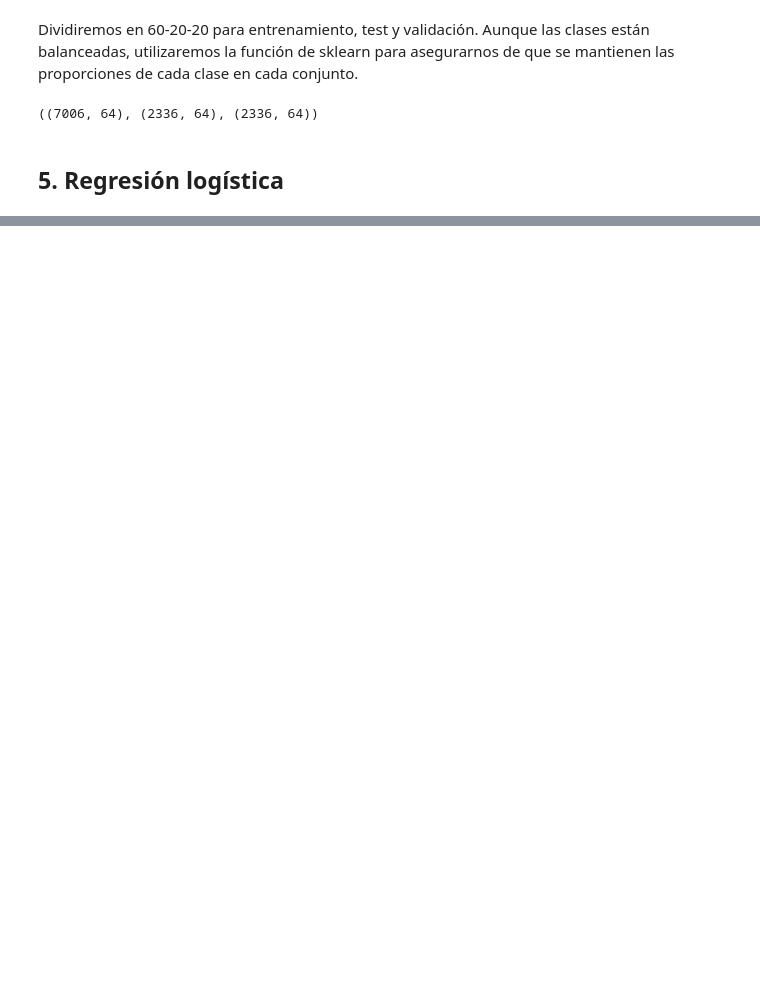
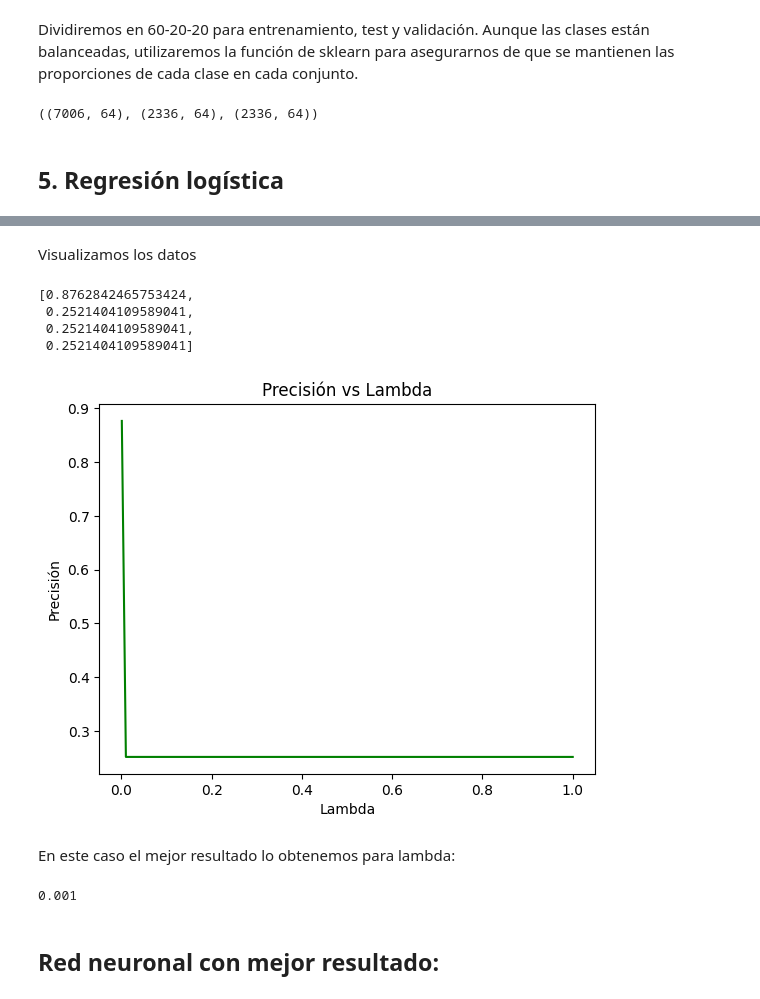
Before and after one commit to Dai-vl/Machine-Learning, a Jupyter notebook: PF/PF.ipynb, the cells around one changed output, grey strips where cells are left out. Saved outputs shown, nothing was run; the diff lists cells and outputs as text; code cells hidden in the pictures; blank space fills up the shorter version.

```diff
--- a/PF/PF.ipynb
+++ b/PF/PF.ipynb
@@ -290,10 +349,0 @@ Accuracy:  58.89939810834049 %
-# %%
-Ls = [6, 8, 10]
-
-for l in Ls:
-    w, b = funcion_grad_desc(X_r_train, y_r_train, w, b, 0.001, 100000, l)
-    print("Lambda: ", l)
-    y_hat_train = predict(X_r_train, y_r_train, w, b)
-    print("Accuracy: ", np.mean(y_hat_train == y_r_train)*100, "%")
-    y_hat = predict(X_r_test, y_r_test, w, b)
-    print("Accuracy: ", np.mean(y_hat == y_r_test)*100, "%")
@@ -309,0 +396,23 @@ Accuracy:  58.8134135855546 %
+# %%
+lambdas = [0.001, 0.01, 0.1, 1]
+iters = 1000
+# %%
+def parameter_decision(X_train, y_train, X_val, y_val, X_test, y_test, lambdas):
+    acc = []
+    inputs = tf.keras.Input(shape=(64,))
+    for l in lambdas:
+        x = tf.keras.layers.Dense(units=150, activation='relu', kernel_regularizer=tf.keras.regularizers.l2(l))(inputs)
+        x = tf.keras.layers.Dense(units=50, activation='relu', kernel_regularizer=tf.keras.regularizers.l2(l))(x)
+        outputs = tf.keras.layers.Dense(units=4, activation='softmax')(x)
+        modelo = tf.keras.Model(inputs=inputs, outputs=outputs)
+        modelo.compile(loss=SparseCategoricalCrossentropy(),
+                       optimizer=Adam(learning_rate=1e-3))
+        modelo.fit(X_train, y_train, epochs=iters, validation_data=(X_val, y_val), verbose=0)
+
+        y_hat = modelo.predict(X_test)
+        aux = np.mean(np.argmax(y_hat, axis=1) == y_test)
+
+        acc.append(aux)
+    return acc
+# %%
+acc = parameter_decision(X_train, y_train, X_val, y_val, X_test, y_test, lambdas)
@@ -309,0 +424,23 @@ Accuracy:  58.8134135855546 %
+# %% [markdown]
+Visualizamos los datos
+# %%
+plt.plot(lambdas, acc, color="green")
+plt.xlabel("Lambda")
+plt.ylabel("Precisión")
+plt.title("Precisión vs Lambda")
+acc
+# %% [output]
+[0.8762842465753424,
+ 0.2521404109589041,
+ 0.2521404109589041,
+ 0.2521404109589041]
+[figure, added]
+# %% [markdown]
+En este caso el mejor resultado lo obtenemos para lambda:
+# %%
+best_lambda = lambdas[np.argmax(acc)]
+best_lambda
+# %% [output]
+0.001
+# %% [markdown]
+## Red neuronal con mejor resultado:
```
Also changed, not shown: parts of 54 cells of this notebook, 1 other file.
